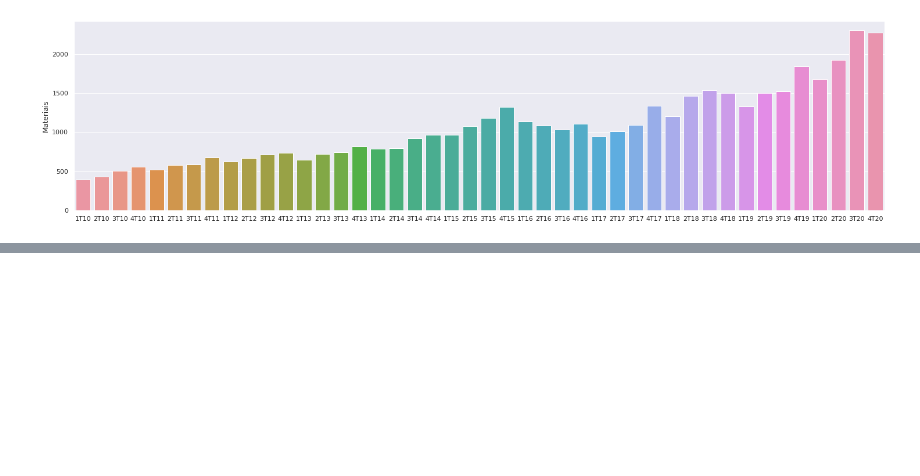
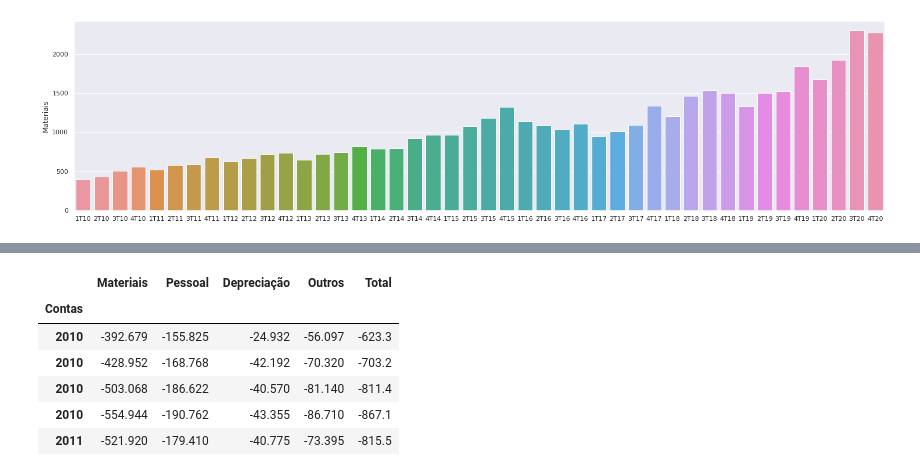
Before and after one commit to Adnunes/AnaliseBalancos, a Jupyter notebook: analise_weg.ipynb, the cells around one changed output, grey strips where cells are left out. Saved outputs shown, nothing was run; the diff lists cells and outputs as text; code cells hidden in the pictures; blank space fills up the shorter version.

```diff
--- a/analise_weg.ipynb
+++ b/analise_weg.ipynb
@@ -146,0 +150,15 @@ df_custos.head()
+# %%
+lista_das_colunas = []
+nova_lista=[]
+
+lista_das_colunas = ['1T10', '2T10', '3T10', '4T10', '1T11', '2T11', '3T11', '4T11',
+       '1T12', '2T12', '3T12', '4T12', '1T13', '2T13', '3T13', '4T13', '1T14',
+       '2T14', '3T14', '4T14', '1T15', '2T15', '3T15', '4T15', '1T16', '2T16',
+       '3T16', '4T16', '1T17', '2T17', '3T17', '4T17', '1T18', '2T18', '3T18',
+       '4T18', '1T19', '2T19', '3T19', '4T19', '1T20', '2T20', '3T20', '4T20']
+for i in lista_das_colunas:
+  nova_lista.append(i.replace(i[1], 'Q'))
+# %%
+nova_data=[]
+nova_data = pd.to_datetime(nova_lista)
+nova_data = nova_data.strftime("%m-%Y")
@@ -146,0 +180,11 @@ df_custos.head()
+# %%
+df_custos.rename_axis('Contas', inplace=True)
+df_custos.head()
+# %% [output]
+|  | Materiais | Pessoal | Depreciação | Outros | Total |
+| Contas |  |  |  |  |  |
+| 2010 | -392.679 | -155.825 | -24.932 | -56.097 | -623.3 |
+| 2010 | -428.952 | -168.768 | -42.192 | -70.320 | -703.2 |
+| 2010 | -503.068 | -186.622 | -40.570 | -81.140 | -811.4 |
+| 2010 | -554.944 | -190.762 | -43.355 | -86.710 | -867.1 |
+| 2011 | -521.920 | -179.410 | -40.775 | -73.395 | -815.5 |
```
Also changed, not shown: parts of 17 cells of this notebook.
